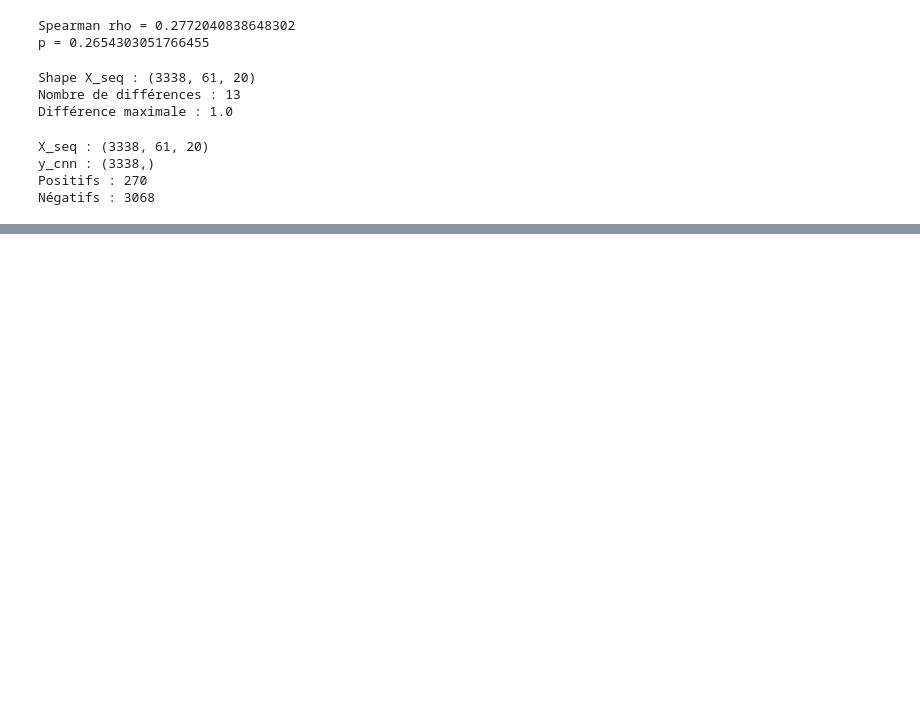
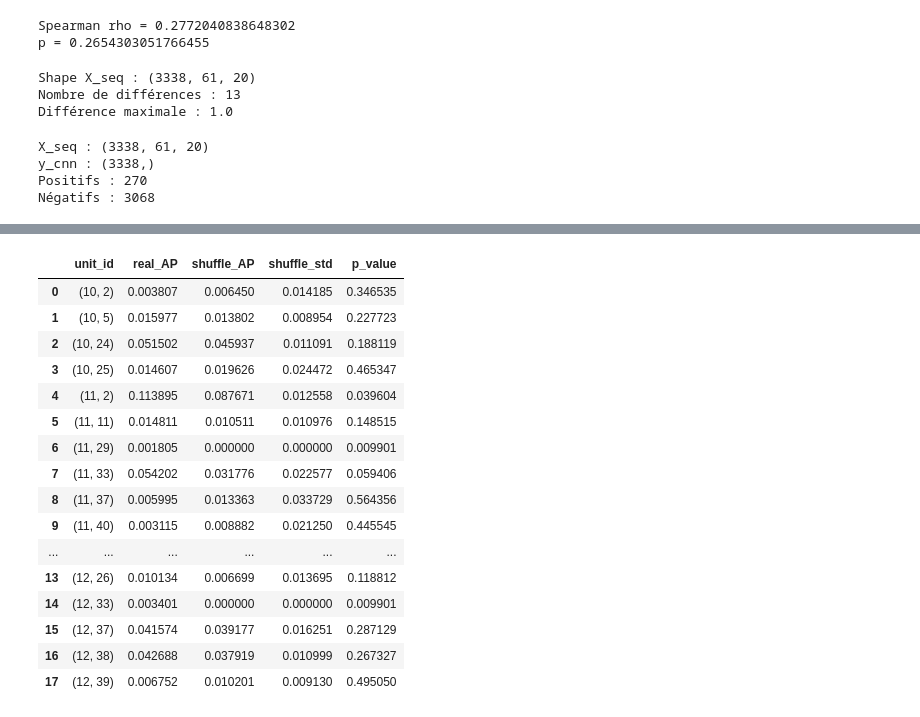
Before and after one commit to laura-marin3/Projet_final, a Jupyter notebook: scripts/Projet.ipynb, the cells around one changed output, grey strips where cells are left out. Cells and saved outputs as stored; diff of their text form; code cells hidden in the pictures; blank space fills up the shorter version.

```diff
--- a/scripts/Projet.ipynb
+++ b/scripts/Projet.ipynb
@@ -2191,0 +2578,77 @@ grid_search = GridSearchCV(
+# %%
+n_shuffles = 100
+
+shuffle_results = []
+
+for j, unit_id in enumerate(mpfc_units_ids):
+
+    y = Y_mpfc[:, j].copy()
+    real_ap = df_cnn.loc[j, "mean_AP"]
+
+    shuffled_AP = []
+
+    print(f"\n{unit_id}")
+
+    for s in range(n_shuffles):
+
+        # Mélange des labels
+        rng = np.random.default_rng(s)
+        y_shuffle = rng.permutation(y)
+
+        # Un split stratifié
+        train_idx, val_idx = next(
+            StratifiedKFold(
+                n_splits=5,
+                shuffle=True,
+                random_state=s
+            ).split(X_cnn, y_shuffle)
+        )
+
+        tf.keras.backend.clear_session()
+
+        model = build_best_cnn()
+
+        model.fit(
+            X_cnn[train_idx],
+            y_shuffle[train_idx],
+            epochs=30,
+            batch_size=32,
+            verbose=0
+        )
+
+        pred = model.predict(
+            X_cnn[val_idx],
+            verbose=0
+        ).ravel()
+
+        ap = average_precision_score(
+            y_shuffle[val_idx],
+            pred
+        )
+
+        shuffled_AP.append(ap)
+
+    # p-value empirique
+    p_value = (
+        np.sum(np.array(shuffled_AP) >= real_ap) + 1
+    ) / (n_shuffles + 1)
+
+    shuffle_results.append({
+        "unit_id": unit_id,
+        "real_AP": real_ap,
+        "shuffle_AP": np.mean(shuffled_AP),
+        "shuffle_std": np.std(shuffled_AP),
+        "p_value": p_value
+    })
+
+    print(
+        "réel =", round(real_ap, 4),
+        "| shuffle =", round(np.mean(shuffled_AP), 4),
+        "| p =", round(p_value, 4)
+    )
+
+
+df_shuffle = pd.DataFrame(shuffle_results)
+
+df_shuffle
+# %% [output]
@@ -2191,0 +2708,17 @@ grid_search = GridSearchCV(
+|  | unit_id | real_AP | shuffle_AP | shuffle_std | p_value |
+| 0 | (10, 2) | 0.003807 | 0.006450 | 0.014185 | 0.346535 |
+| 1 | (10, 5) | 0.015977 | 0.013802 | 0.008954 | 0.227723 |
+| 2 | (10, 24) | 0.051502 | 0.045937 | 0.011091 | 0.188119 |
+| 3 | (10, 25) | 0.014607 | 0.019626 | 0.024472 | 0.465347 |
+| 4 | (11, 2) | 0.113895 | 0.087671 | 0.012558 | 0.039604 |
+| 5 | (11, 11) | 0.014811 | 0.010511 | 0.010976 | 0.148515 |
+| 6 | (11, 29) | 0.001805 | 0.000000 | 0.000000 | 0.009901 |
+| 7 | (11, 33) | 0.054202 | 0.031776 | 0.022577 | 0.059406 |
+| 8 | (11, 37) | 0.005995 | 0.013363 | 0.033729 | 0.564356 |
+| 9 | (11, 40) | 0.003115 | 0.008882 | 0.021250 | 0.445545 |
+| ... | ... | ... | ... | ... | ... |
+| 13 | (12, 26) | 0.010134 | 0.006699 | 0.013695 | 0.118812 |
+| 14 | (12, 33) | 0.003401 | 0.000000 | 0.000000 | 0.009901 |
+| 15 | (12, 37) | 0.041574 | 0.039177 | 0.016251 | 0.287129 |
+| 16 | (12, 38) | 0.042688 | 0.037919 | 0.010999 | 0.267327 |
+| 17 | (12, 39) | 0.006752 | 0.010201 | 0.009130 | 0.495050 |
```
Also changed, not shown: parts of 16 cells of this notebook.
